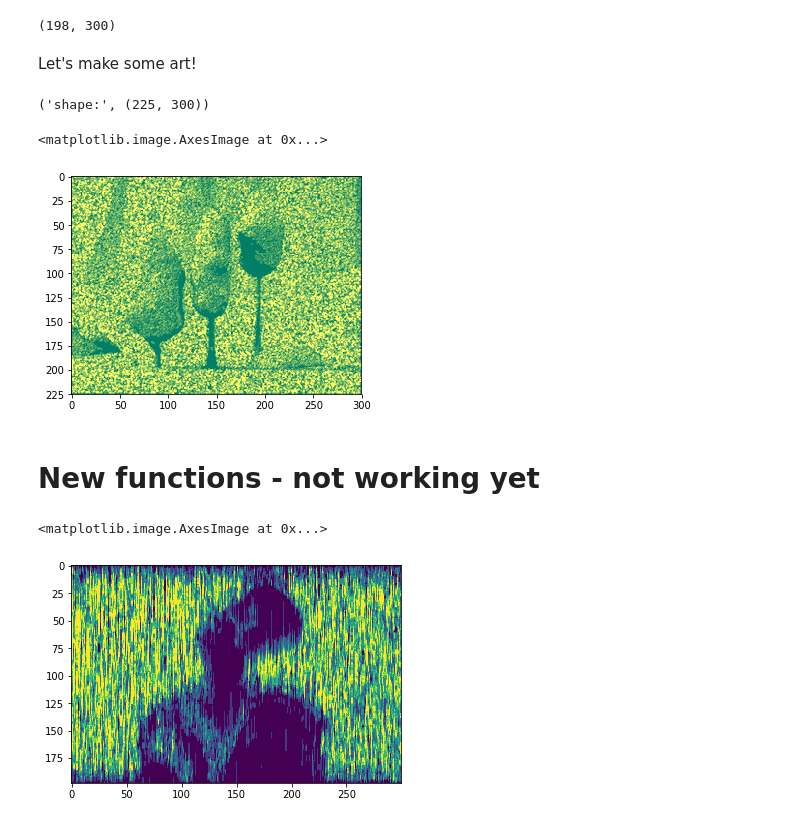
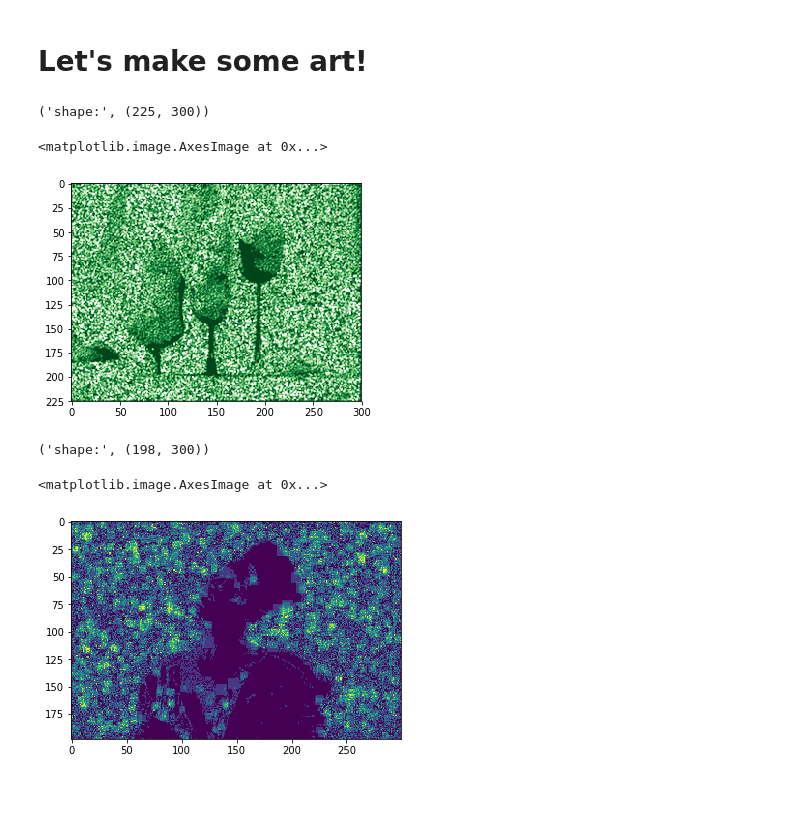
Before and after one commit to zgarsh/generative-art, a Jupyter notebook: learned-drawings.ipynb, the cells around one changed output. Cells and saved outputs as stored; diff of their text form; code cells hidden in the pictures; blank space fills up the shorter version.

```diff
--- a/learned-drawings.ipynb
+++ b/learned-drawings.ipynb
@@ -10,22 +10,6 @@ def create_artboard(rows, cols):
 
 def create_empty_target(rows, cols):
     return np.zeros([rows, cols])
-# %%
-# Initialize sheapeg
-
-sheapeg = Image.open('shea-coulee.png').convert('L')
-
-basewidth = 300
-img = sheapeg
-wpercent = (basewidth/float(img.size[0]))
-hsize = int((float(img.size[1])*float(wpercent)))
-sheapeg_small = img.resize((basewidth,hsize), Image.ANTIALIAS)
-sheapeg = sheapeg_small
-shea = np.asarray(sheapeg)
-
-shea.shape
-# %% [output]
-(198, 300)
 # %%
 def process_pic(image_path, target_width=300):
 
@@ -109,27 +107,32 @@ def draw(artboard, target, rect_rows, rect_cols, iterations):
     """generate a number (iterations) of artboards with random shapes drawn and pick the highest scoring one to keep"""
 
     result = copy.deepcopy(artboard)
+#     print('copied artboard')
 
 #     get current artboard score to evaluate against
-    current_score = score(artboard, target)
+#     current_score = score(artboard, target)
     count_added = 0
 
     for i in range(iterations):
+#         print('iterating')
+
     #     create a temporary artboard
         temp_artboard = copy.deepcopy(result)
 
     #     add random rectangle to temp artboard
-        add_random_variable_rectangle(temp_artboard, rect_rows=rect_rows, rect_cols=rect_cols)
+        temp_artboard, locations = add_random_variable_rectangle_and_report_change_locations(temp_artboard, rect_rows=rect_rows, rect_cols=rect_cols)
 
     #     see if that square made an improvement. if so, assign temp_artboard to artboard
-        if score(temp_artboard, target) > current_score:
+#         if score(temp_artboard, target, locations) > current_score:
+        if score(temp_artboard, target, locations) > score(artboard, target, locations):
+#             print('random addition is improvement')
             result = copy.deepcopy(temp_artboard)
-            current_score = score(temp_artboard, target)
+            current_score = score(temp_artboard, target, locations)
             count_added += 1
 
-    print('previous score: ', score(artboard, target))
-    print('current score: ', current_score)
-    print('total added: ', count_added)
-    print('percent improvement: ', ((1 - current_score/score(artboard, target)) * 100))
+#     print('previous score: ', score(artboard, target))
+#     print('current score: ', current_score)
+#     print('total added: ', count_added)
+#     print('percent improvement: ', ((1 - current_score/score(artboard, target)) * 100))
 
     return result
@@ -162,5 +139,5 @@ def score(artboard, target):
 # %% [markdown]
-Let's make some art!
+# Let's make some art!
 # %%
 tim_pic = process_pic('tim_trees.jpg')
 # %% [output]
@@ -170,13 +147,11 @@ tim_artboard = create_artboard(225, 300)
 # %%
 tim_artboard = draw(artboard=tim_artboard, target=tim_pic, rect_rows=2, rect_cols=2, iterations=1000)
 # %%
-plt.imshow(tim_artboard, cmap="summer")
+plt.imshow(tim_artboard, cmap="Greens")
 # %% [output]
 <matplotlib.image.AxesImage at 0x...>
-[figure, old version]
+[figure, new version]
 # %%
 for i, row in enumerate(tim_artboard):
     for j, value in enumerate(row):
         tim_artboard[i][j] = 255 - value
-# %% [markdown]
-# New functions - not working yet
@@ -291 +158,5 @@ def score(artboard, target, locations=None):
+# %%
+shea_pic = process_pic('shea-coulee.png')
+# %% [output]
+('shape:', (198, 300))
 # %%
@@ -297,5 +166,5 @@ zartboard = draw(artboard=zartboard, target=ztarget, iterations=1000, rect_cols=
 # %%
-plt.imshow(zartboard)
+plt.imshow(shea_artboard)
 # %% [output]
 <matplotlib.image.AxesImage at 0x...>
-[figure, old version]
+[figure, new version]
```
Also changed, not shown: parts of 22 cells of this notebook.
